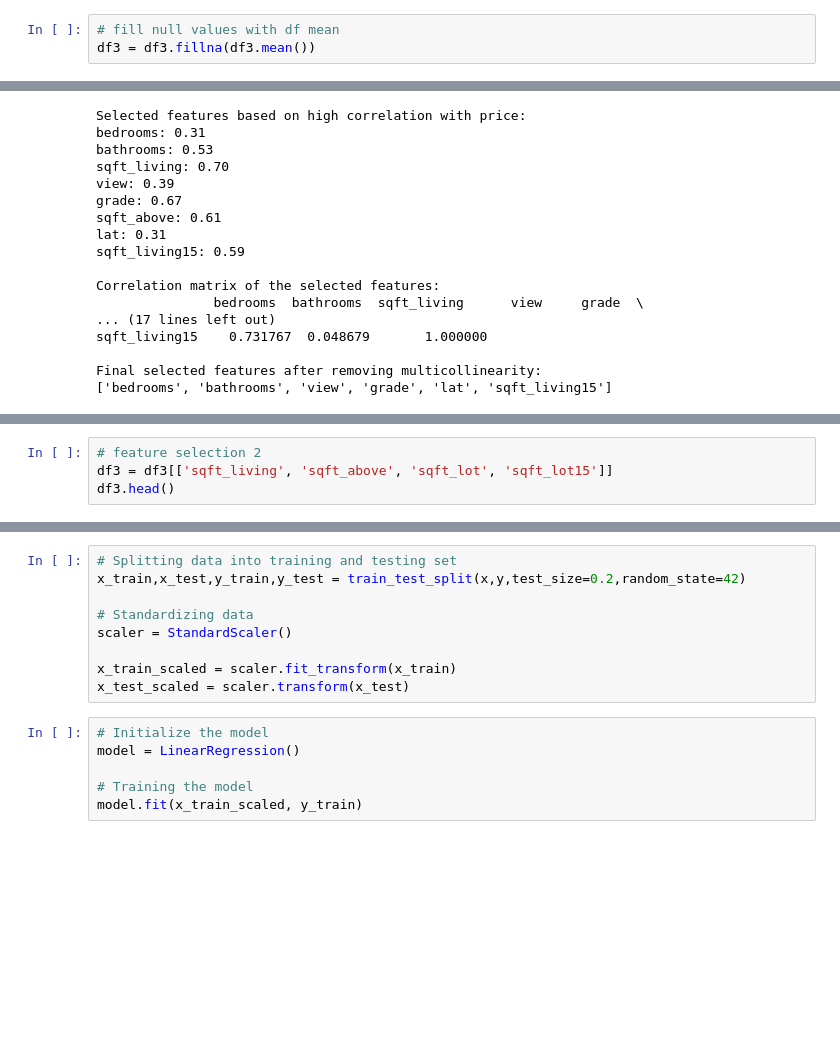
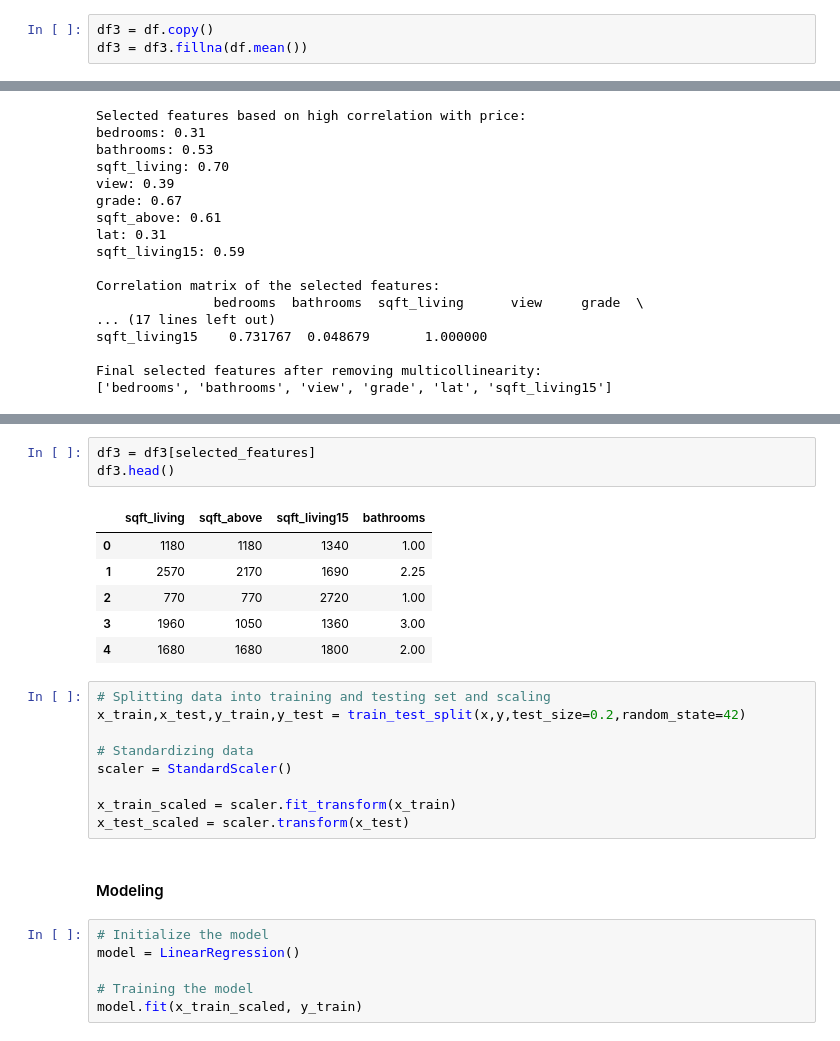
Before and after one commit to Collin9726/house-sales-regression-modeling, a Jupyter notebook: index.ipynb, the cells around one changed output, grey strips where cells are left out. Drawn from its saved outputs; the diff is of its cells as text; blank space fills up the shorter version.

```diff
--- a/index.ipynb
+++ b/index.ipynb
@@ -597,4 +205,4 @@ df3.head()
 # %%
-# fill null values with df mean
-df3 = df3.fillna(df3.mean())
+df3 = df.copy()
+df3 = df3.fillna(df.mean())
 # %%
@@ -694,7 +306,3 @@ plt.suptitle("Pairplot of Selected Features", y=1.02)
 plt.show();
 # %% [output]
 [figure]
-# %%
-# feature selection 2
-df3 = df3[['sqft_living', 'sqft_above', 'sqft_lot', 'sqft_lot15']]
-df3.head()
@@ -713,5 +309,15 @@ sns.pairplot(data=df3)
+# %%
+df3 = df3[selected_features]
+df3.head()
+# %% [output]
+|  | sqft_living | sqft_above | sqft_living15 | bathrooms |
+| 0 | 1180 | 1180 | 1340 | 1.00 |
+| 1 | 2570 | 2170 | 1690 | 2.25 |
+| 2 | 770 | 770 | 2720 | 1.00 |
+| 3 | 1960 | 1050 | 1360 | 3.00 |
+| 4 | 1680 | 1680 | 1800 | 2.00 |
 # %%
-# Splitting data into training and testing set
+# Splitting data into training and testing set and scaling
 x_train,x_test,y_train,y_test = train_test_split(x,y,test_size=0.2,random_state=42)
 
 # Standardizing data
@@ -719,6 +325,8 @@ scaler = StandardScaler()
 
 x_train_scaled = scaler.fit_transform(x_train)
 x_test_scaled = scaler.transform(x_test)
+# %% [markdown]
+#### Modeling
 # %%
 # Initialize the model
 model = LinearRegression()
```
Also changed, not shown: parts of 108 cells of this notebook.
